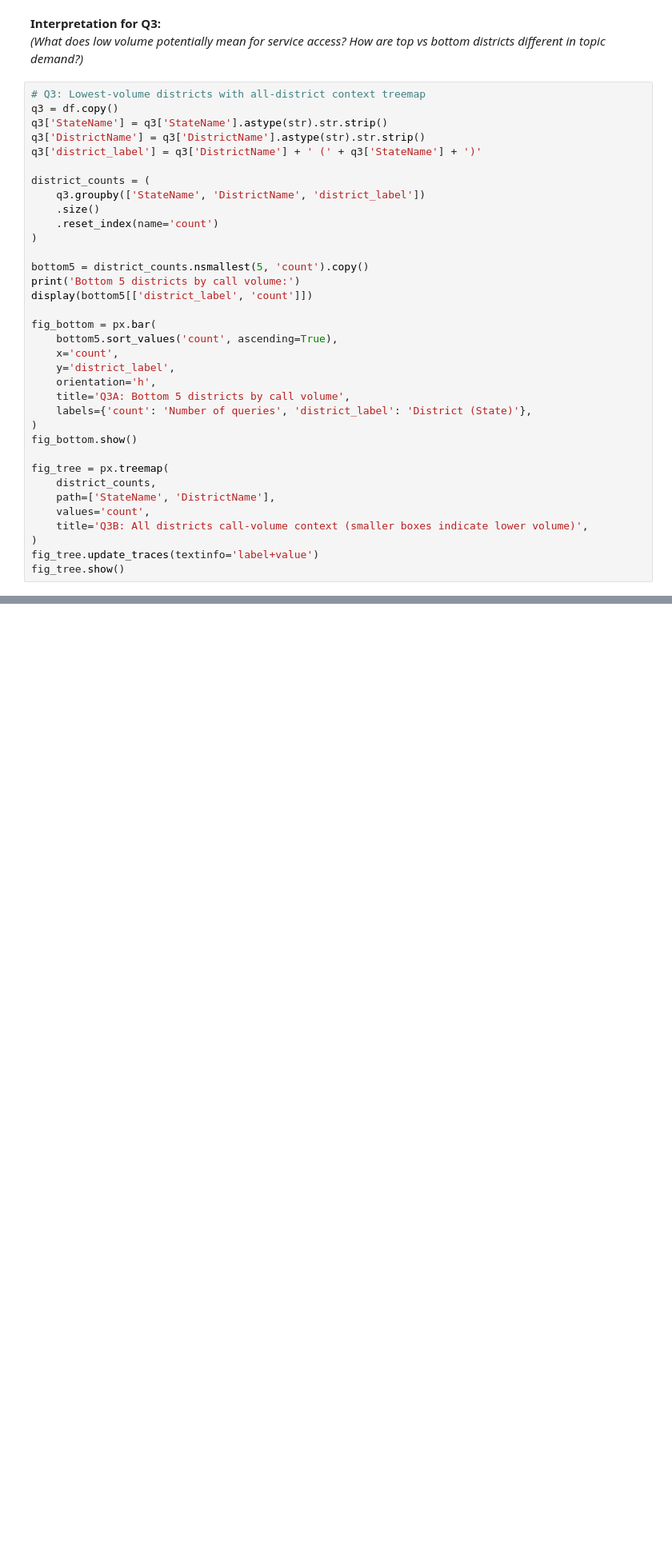
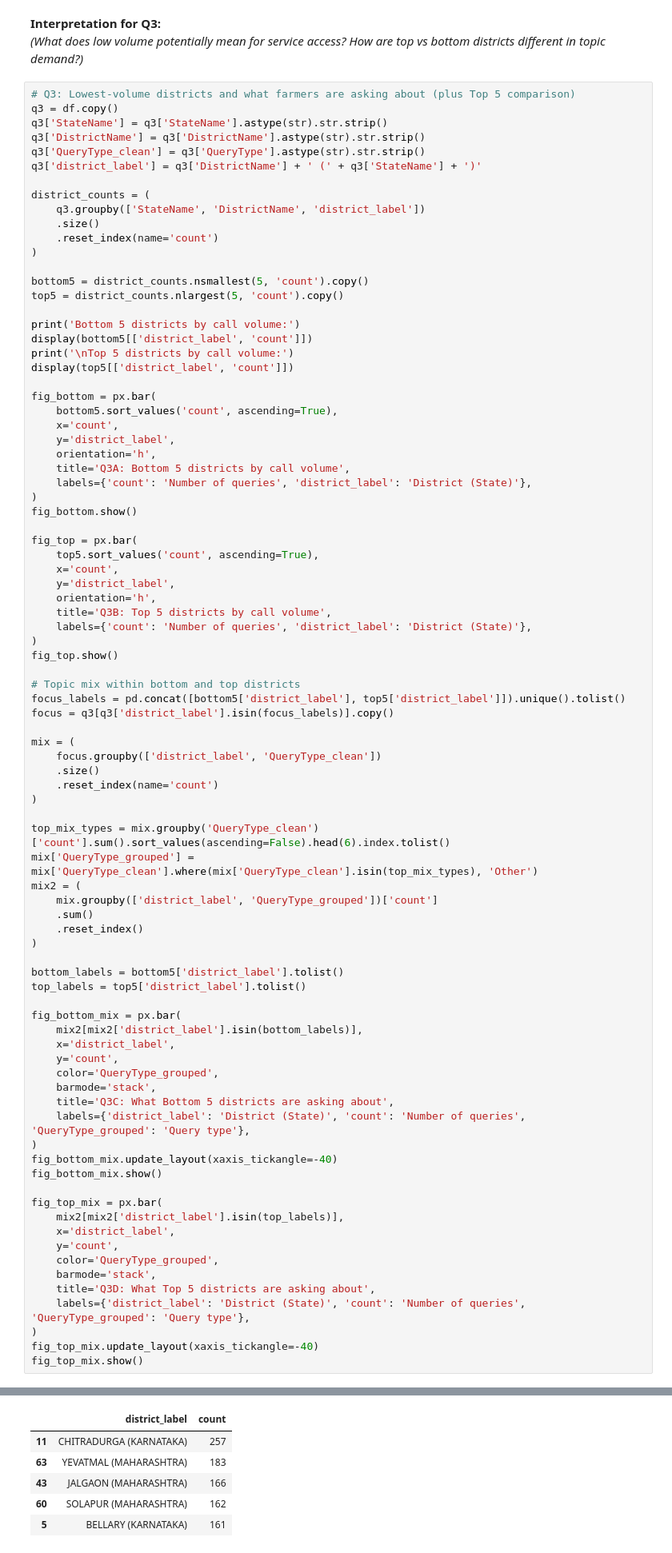
Before and after one commit to berrycheesecake99/HCDE-530-Repository, a Jupyter notebook: Week 6/Week6_files/week6_mp1_starter.ipynb, the cells around one changed output, grey strips where cells are left out. Shown at 80% size. Drawn from its saved outputs; the diff is of its cells as text; blank space fills up the shorter version.

```diff
--- a/Week 6/Week6_files/week6_mp1_starter.ipynb
+++ b/Week 6/Week6_files/week6_mp1_starter.ipynb
@@ -369,10 +398,11 @@ Also compare with the top 5 districts in a separate visual.
 **Interpretation for Q3:**
 *(What does low volume potentially mean for service access? How are top vs bottom districts different in topic demand?)*
 # %%
-# Q3: Lowest-volume districts with all-district context treemap
+# Q3: Lowest-volume districts and what farmers are asking about (plus Top 5 comparison)
 q3 = df.copy()
 q3['StateName'] = q3['StateName'].astype(str).str.strip()
 q3['DistrictName'] = q3['DistrictName'].astype(str).str.strip()
+q3['QueryType_clean'] = q3['QueryType'].astype(str).str.strip()
 q3['district_label'] = q3['DistrictName'] + ' (' + q3['StateName'] + ')'
 
 district_counts = (
@@ -382,8 +412,12 @@ district_counts = (
 )
 
 bottom5 = district_counts.nsmallest(5, 'count').copy()
+top5 = district_counts.nlargest(5, 'count').copy()
+
 print('Bottom 5 districts by call volume:')
 display(bottom5[['district_label', 'count']])
+print('\nTop 5 districts by call volume:')
+display(top5[['district_label', 'count']])
 
 fig_bottom = px.bar(
     bottom5.sort_values('count', ascending=True),
@@ -395,14 +429,60 @@ fig_bottom = px.bar(
 )
 fig_bottom.show()
 
-fig_tree = px.treemap(
-    district_counts,
-    path=['StateName', 'DistrictName'],
-    values='count',
-    title='Q3B: All districts call-volume context (smaller boxes indicate lower volume)',
+fig_top = px.bar(
+    top5.sort_values('count', ascending=True),
+    x='count',
+    y='district_label',
+    orientation='h',
+    title='Q3B: Top 5 districts by call volume',
+    labels={'count': 'Number of queries', 'district_label': 'District (State)'},
 )
-fig_tree.update_traces(textinfo='label+value')
-fig_tree.show()
+fig_top.show()
+
+# Topic mix within bottom and top districts
+focus_labels = pd.concat([bottom5['district_label'], top5['district_label']]).unique().tolist()
+focus = q3[q3['district_label'].isin(focus_labels)].copy()
+
+mix = (
+    focus.groupby(['district_label', 'QueryType_clean'])
+    .size()
+    .reset_index(name='count')
+)
+
+top_mix_types = mix.groupby('QueryType_clean')['count'].sum().sort_values(ascending=False).head(6).index.tolist()
+mix['QueryType_grouped'] = mix['QueryType_clean'].where(mix['QueryType_clean'].isin(top_mix_types), 'Other')
+mix2 = (
+    mix.groupby(['district_label', 'QueryType_grouped'])['count']
+    .sum()
+    .reset_index()
+)
+
+bottom_labels = bottom5['district_label'].tolist()
+top_labels = top5['district_label'].tolist()
+
+fig_bottom_mix = px.bar(
+    mix2[mix2['district_label'].isin(bottom_labels)],
+    x='district_label',
+    y='count',
+    color='QueryType_grouped',
+    barmode='stack',
+    title='Q3C: What Bottom 5 districts are asking about',
+    labels={'district_label': 'District (State)', 'count': 'Number of queries', 'QueryType_grouped': 'Query type'},
+)
+fig_bottom_mix.update_layout(xaxis_tickangle=-40)
+fig_bottom_mix.show()
+
+fig_top_mix = px.bar(
+    mix2[mix2['district_label'].isin(top_labels)],
+    x='district_label',
+    y='count',
+    color='QueryType_grouped',
+    barmode='stack',
+    title='Q3D: What Top 5 districts are asking about',
+    labels={'district_label': 'District (State)', 'count': 'Number of queries', 'QueryType_grouped': 'Query type'},
+)
+fig_top_mix.update_layout(xaxis_tickangle=-40)
+fig_top_mix.show()
 # %% [output]
 Bottom 5 districts by call volume:
 |  | district_label | count |
@@ -414 +495,7 @@ Bottom 5 districts by call volume:
+|  | district_label | count |
+| 11 | CHITRADURGA (KARNATAKA) | 257 |
+| 63 | YEVATMAL (MAHARASHTRA) | 183 |
+| 43 | JALGAON (MAHARASHTRA) | 166 |
+| 60 | SOLAPUR (MAHARASHTRA) | 162 |
+| 5 | BELLARY (KARNATAKA) | 161 |
 # %% [markdown]
```
Also changed, not shown: parts of 13 cells of this notebook, 2 other files.
